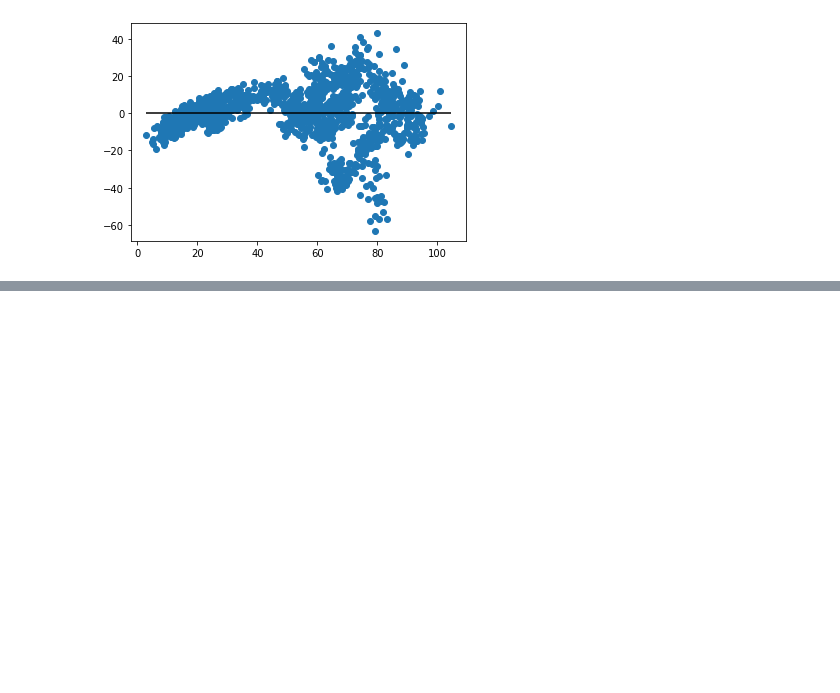
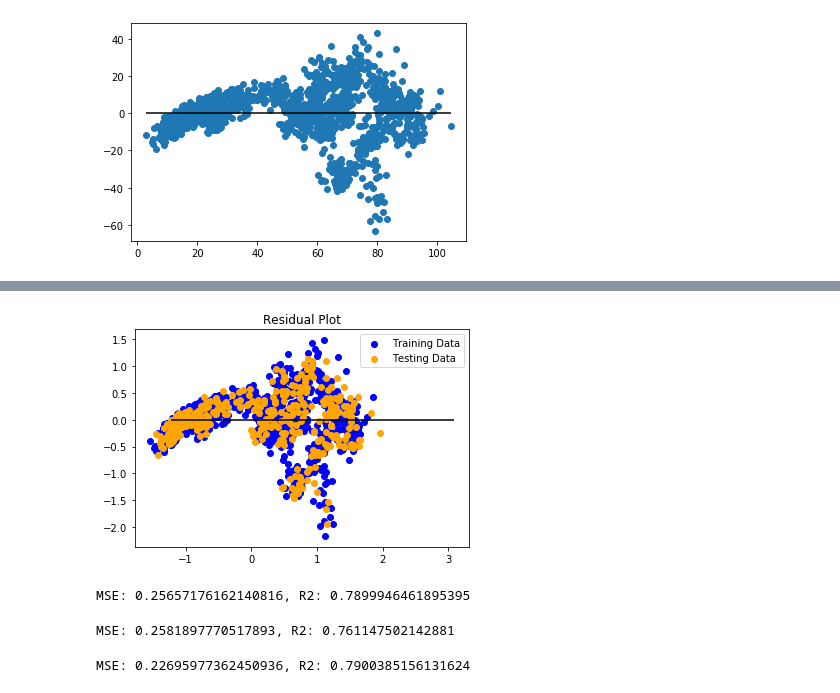
Before and after one commit to dtewhite/Oil-Price-Projections, a Jupyter notebook: Oil Supply Processing -Noah's Copy.ipynb, the cells around one changed output, grey strips where cells are left out. Drawn from its saved outputs; the diff is of its cells as text; code cells hidden in the pictures; blank space fills up the shorter version.

```diff
--- a/Oil Supply Processing -Noah's Copy.ipynb
+++ b/Oil Supply Processing -Noah's Copy.ipynb
@@ -319,0 +327,66 @@ plt.show()
+# %%
+# from classwork 22-1-8:
+#I guess this scales the data???
+from sklearn.preprocessing import StandardScaler
+X_scaler = StandardScaler().fit(X_train)
+y_scaler = StandardScaler().fit(y_train)
+X_train_scaled = X_scaler.transform(X_train)
+X_test_scaled = X_scaler.transform(X_test)
+y_train_scaled = y_scaler.transform(y_train)
+y_test_scaled = y_scaler.transform(y_test)
+predictions = model.predict(X_test_scaled)
+model.fit(X_train_scaled, y_train_scaled)
+plt.scatter(model.predict(X_train_scaled), model.predict(X_train_scaled) - y_train_scaled, c="blue", label="Training Data")
+plt.scatter(model.predict(X_test_scaled), model.predict(X_test_scaled) - y_test_scaled, c="orange", label="Testing Data")
+plt.legend()
+plt.hlines(y=0, xmin=y_test_scaled.min(), xmax=y_test_scaled.max())
+plt.title("Residual Plot")
+plt.show()
+# %% [output]
+[figure, added]
+# %%
+# still from 22-1-8:
+
+from sklearn.metrics import mean_squared_error
+
+MSE = mean_squared_error(y_test_scaled, predictions)
+r2 = model.score(X_test_scaled, y_test_scaled)
+### END SOLUTION
+
+print(f"MSE: {MSE}, R2: {r2}")
+# %% [output]
+MSE: 0.25657176162140816, R2: 0.7899946461895395
+# %%
+# 22-1-8:  The Lasso model is less effective for our data??
+
+from sklearn.linear_model import Lasso
+
+### BEGIN SOLUTION
+lasso = Lasso(alpha=.01).fit(X_train_scaled, y_train_scaled)
+
+predictions = lasso.predict(X_test_scaled)
+
+MSE = mean_squared_error(y_test_scaled, predictions)
+r2 = lasso.score(X_test_scaled, y_test_scaled)
+### END SOLUTION
+
+print(f"MSE: {MSE}, R2: {r2}")
+# %% [output]
+MSE: 0.2581897770517893, R2: 0.761147502142881
+# %%
+# Ridge model (22-1-8)
+# Note: Use an alpha of .01 when creating the model for this activity
+from sklearn.linear_model import Ridge
+
+### BEGIN SOLUTION
+ridge = Ridge(alpha=.01).fit(X_train_scaled, y_train_scaled)
+
+predictions = ridge.predict(X_test_scaled)
+
+MSE = mean_squared_error(y_test_scaled, predictions)
+r2 = ridge.score(X_test_scaled, y_test_scaled)
+### END SOLUTION
+
+print(f"MSE: {MSE}, R2: {r2}")
+# %% [output]
+MSE: 0.22695977362450936, R2: 0.7900385156131624
```
Also changed, not shown: parts of 5 cells of this notebook.
